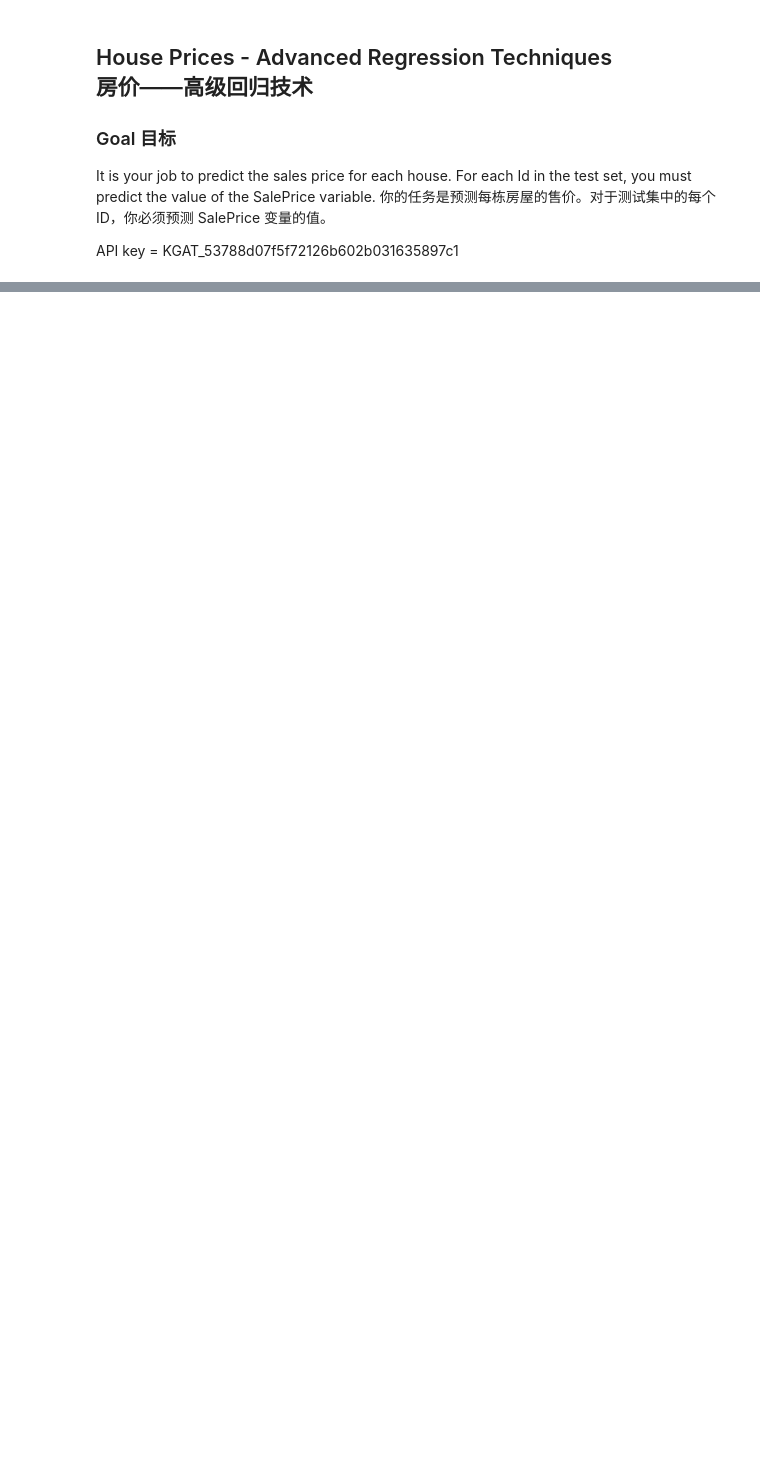
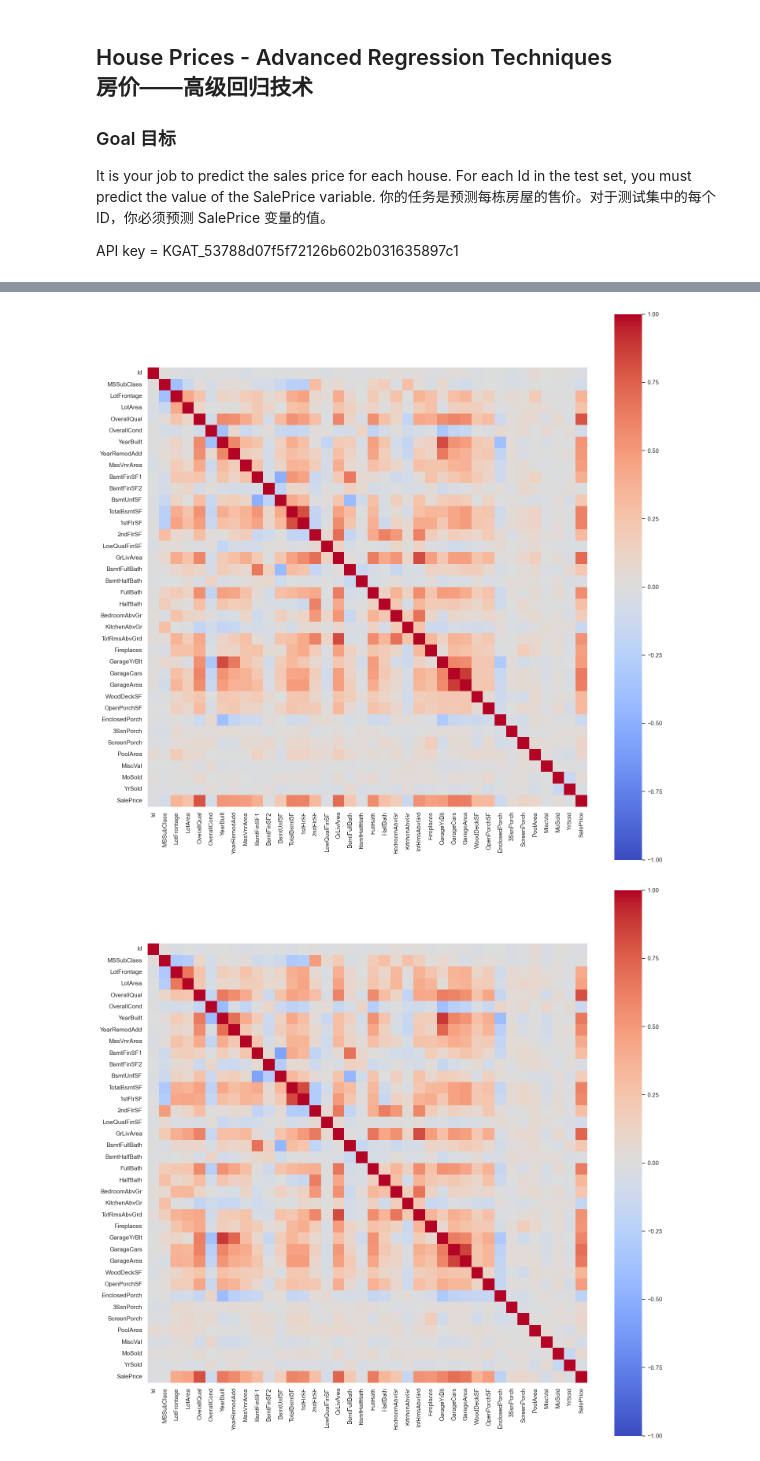
Before and after one commit to Tolia-GH/ITMO-MA, a Jupyter notebook: EnterExam/ai/Practice/S1-1/S1-Regression.ipynb, the cells around one changed output, grey strips where cells are left out. Drawn from its saved outputs; the diff is of its cells as text; code cells hidden in the pictures; blank space fills up the shorter version.

```diff
--- a/EnterExam/ai/Practice/S1-1/S1-Regression.ipynb
+++ b/EnterExam/ai/Practice/S1-1/S1-Regression.ipynb
@@ -255,0 +464,30 @@ Objective Columns: ['MSZoning', 'Street', 'Alley', 'LotShape', 'LandContour', 'U
+# %%
+corr_pearson = train.corr(
+    numeric_only=True,
+    method="pearson",
+)
+
+corr_spearman = train.corr(
+    numeric_only=True,
+    method="spearman",
+)
+
+target_corr_pearson = corr_pearson[TARGET_COL]
+high_pearson_features = target_corr_pearson[abs(target_corr_pearson) > 0.5].index
+
+target_corr_spearman = corr_spearman[TARGET_COL]
+high_spearman_features = target_corr_spearman[abs(target_corr_spearman) > 0.5].index
+
+plt.figure(figsize=(18, 18))
+sns.heatmap(corr_pearson, vmin=-1, vmax=1, annot=False, square=True, cmap="coolwarm")
+plt.show()
+
+plt.figure(figsize=(18, 18))
+sns.heatmap(corr_spearman, vmin=-1, vmax=1, annot=False, square=True, cmap="coolwarm")
+plt.show()
+
+# display(corr_pearson[TARGET_COL].sort_values(ascending=False).head(10))
+# display(corr_spearman[TARGET_COL].sort_values(ascending=False).head(10))
+# %% [output]
+[figure, added]
+[figure, added]
```
Also changed, not shown: parts of 44 cells of this notebook, 1 other file.
